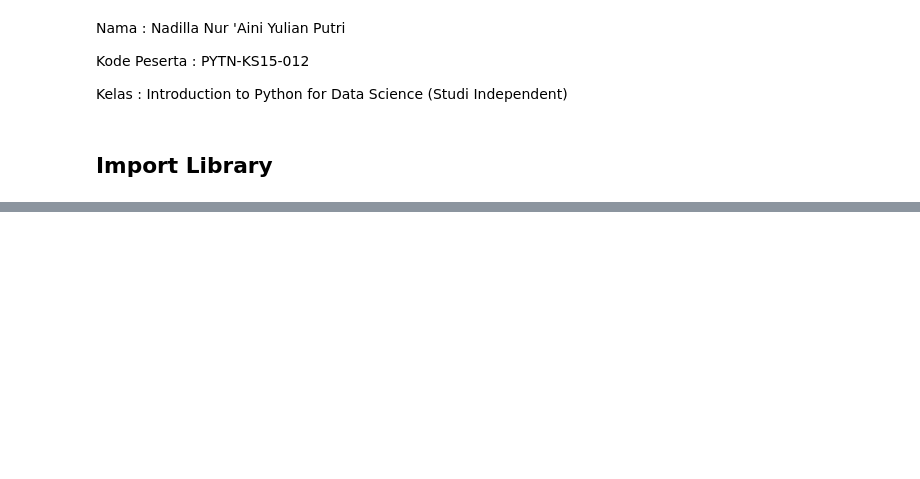
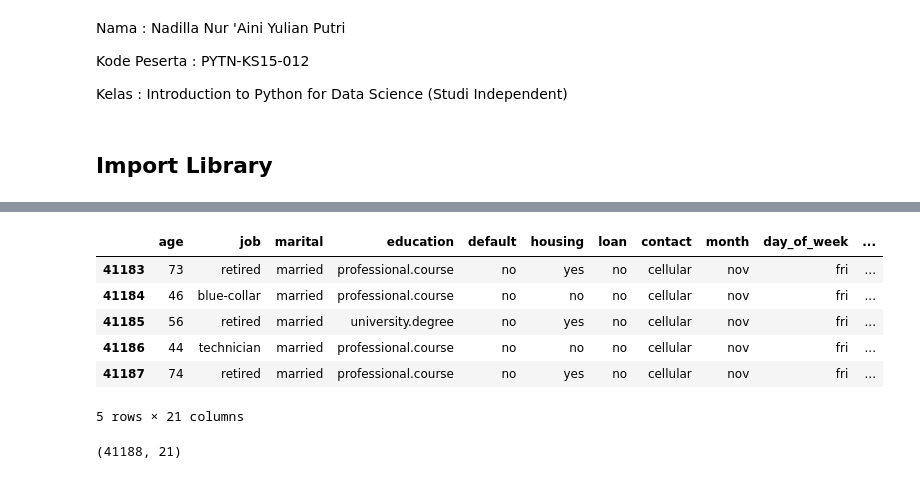
Before and after one commit to nadilla-putri27/nadilla-putri27, a Jupyter notebook: PYTN_Assgn_3_4_Nadilla_Nur_Aini_Yulian_Putri.ipynb, the cells around one changed output, grey strips where cells are left out. Drawn from its saved outputs; the diff is of its cells as text; code cells hidden in the pictures; blank space fills up the shorter version.

```diff
--- a/PYTN_Assgn_3_4_Nadilla_Nur_Aini_Yulian_Putri.ipynb
+++ b/PYTN_Assgn_3_4_Nadilla_Nur_Aini_Yulian_Putri.ipynb
@@ -433,0 +27,3 @@ Kompleksitas Model: Perhatikan kompleksitas model yang digunakan. Model yang leb
+# %%
+df_bank = pd.read_csv('dataset/bank-additional-full.csv', delimiter=';')
+df_bank.head()
@@ -433,0 +38,14 @@ Kompleksitas Model: Perhatikan kompleksitas model yang digunakan. Model yang leb
+# %%
+df_bank.tail()
+# %% [output]
+|  | age | job | marital | education | default | housing | loan | contact | month | day_of_week | ... |
+| 41183 | 73 | retired | married | professional.course | no | yes | no | cellular | nov | fri | ... |
+| 41184 | 46 | blue-collar | married | professional.course | no | no | no | cellular | nov | fri | ... |
+| 41185 | 56 | retired | married | university.degree | no | yes | no | cellular | nov | fri | ... |
+| 41186 | 44 | technician | married | professional.course | no | no | no | cellular | nov | fri | ... |
+| 41187 | 74 | retired | married | professional.course | no | yes | no | cellular | nov | fri | ... |
+5 rows × 21 columns
+# %%
+df_bank.shape
+# %% [output]
+(41188, 21)
```
Also changed, not shown: parts of 97 cells of this notebook.
